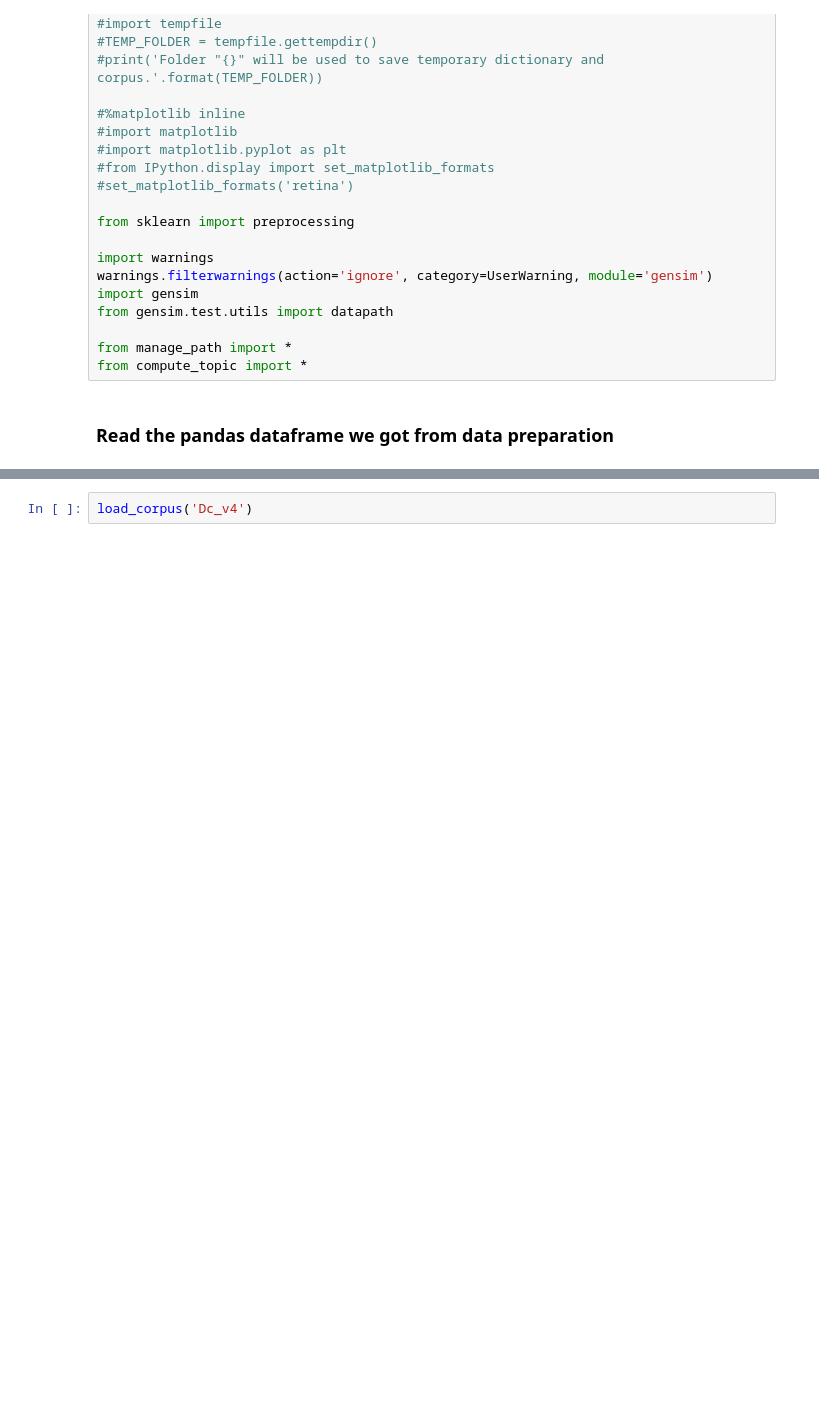
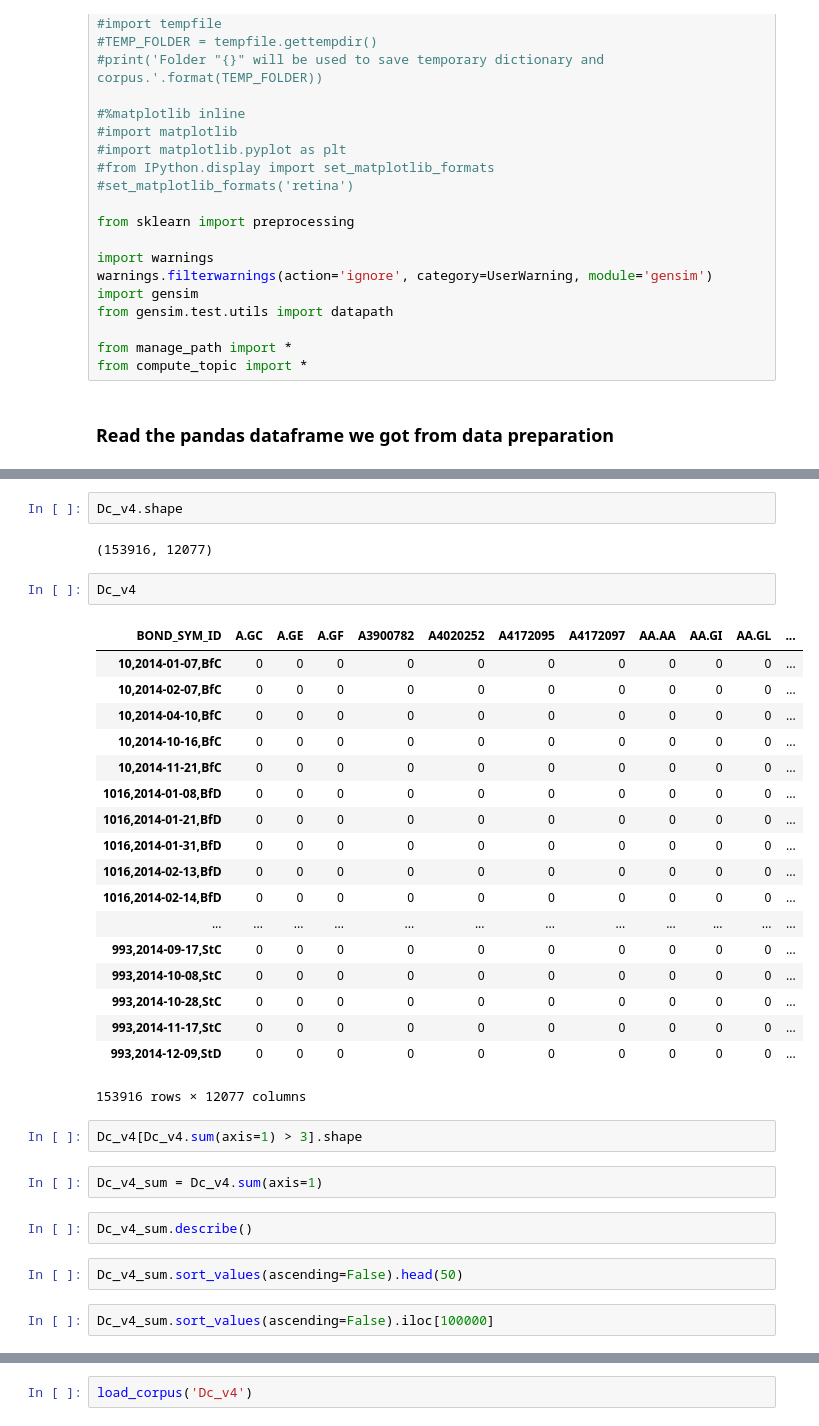
Before and after one commit to raymond180/FINRA_TRACE, a Jupyter notebook: TopicModeling/topic_modeling_gensimLDA_compute.ipynb, the cells around one changed output, grey strips where cells are left out. Saved outputs shown, nothing was run; the diff lists cells and outputs as text; blank space fills up the shorter version.

```diff
--- a/TopicModeling/topic_modeling_gensimLDA_compute.ipynb
+++ b/TopicModeling/topic_modeling_gensimLDA_compute.ipynb
@@ -41,0 +60,35 @@ compute_id2word(Dc_v4,'Dc_v4')
+# %%
+Dc_v4.shape
+# %% [output]
+(153916, 12077)
+# %%
+Dc_v4
+# %% [output]
+| BOND_SYM_ID | A.GC | A.GE | A.GF | A3900782 | A4020252 | A4172095 | A4172097 | AA.AA | AA.GI | AA.GL | ... |
+| 10,2014-01-07,BfC | 0 | 0 | 0 | 0 | 0 | 0 | 0 | 0 | 0 | 0 | ... |
+| 10,2014-02-07,BfC | 0 | 0 | 0 | 0 | 0 | 0 | 0 | 0 | 0 | 0 | ... |
+| 10,2014-04-10,BfC | 0 | 0 | 0 | 0 | 0 | 0 | 0 | 0 | 0 | 0 | ... |
+| 10,2014-10-16,BfC | 0 | 0 | 0 | 0 | 0 | 0 | 0 | 0 | 0 | 0 | ... |
+| 10,2014-11-21,BfC | 0 | 0 | 0 | 0 | 0 | 0 | 0 | 0 | 0 | 0 | ... |
+| 1016,2014-01-08,BfD | 0 | 0 | 0 | 0 | 0 | 0 | 0 | 0 | 0 | 0 | ... |
+| 1016,2014-01-21,BfD | 0 | 0 | 0 | 0 | 0 | 0 | 0 | 0 | 0 | 0 | ... |
+| 1016,2014-01-31,BfD | 0 | 0 | 0 | 0 | 0 | 0 | 0 | 0 | 0 | 0 | ... |
+| 1016,2014-02-13,BfD | 0 | 0 | 0 | 0 | 0 | 0 | 0 | 0 | 0 | 0 | ... |
+| 1016,2014-02-14,BfD | 0 | 0 | 0 | 0 | 0 | 0 | 0 | 0 | 0 | 0 | ... |
+| ... | ... | ... | ... | ... | ... | ... | ... | ... | ... | ... | ... |
+| 993,2014-09-17,StC | 0 | 0 | 0 | 0 | 0 | 0 | 0 | 0 | 0 | 0 | ... |
+| 993,2014-10-08,StC | 0 | 0 | 0 | 0 | 0 | 0 | 0 | 0 | 0 | 0 | ... |
+| 993,2014-10-28,StC | 0 | 0 | 0 | 0 | 0 | 0 | 0 | 0 | 0 | 0 | ... |
+| 993,2014-11-17,StC | 0 | 0 | 0 | 0 | 0 | 0 | 0 | 0 | 0 | 0 | ... |
+| 993,2014-12-09,StD | 0 | 0 | 0 | 0 | 0 | 0 | 0 | 0 | 0 | 0 | ... |
+153916 rows × 12077 columns
+# %%
+Dc_v4[Dc_v4.sum(axis=1) > 3].shape
+# %%
+Dc_v4_sum = Dc_v4.sum(axis=1)
+# %%
+Dc_v4_sum.describe()
+# %%
+Dc_v4_sum.sort_values(ascending=False).head(50)
+# %%
+Dc_v4_sum.sort_values(ascending=False).iloc[100000]
```
Also changed, not shown: parts of 2 cells of this notebook, 9 other files.
